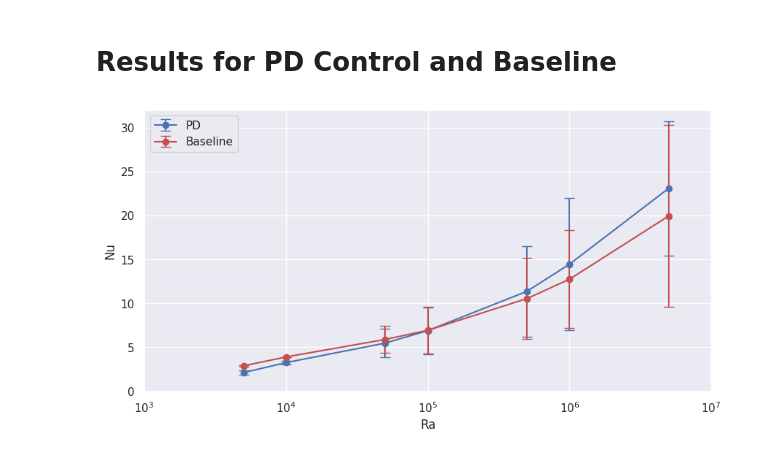
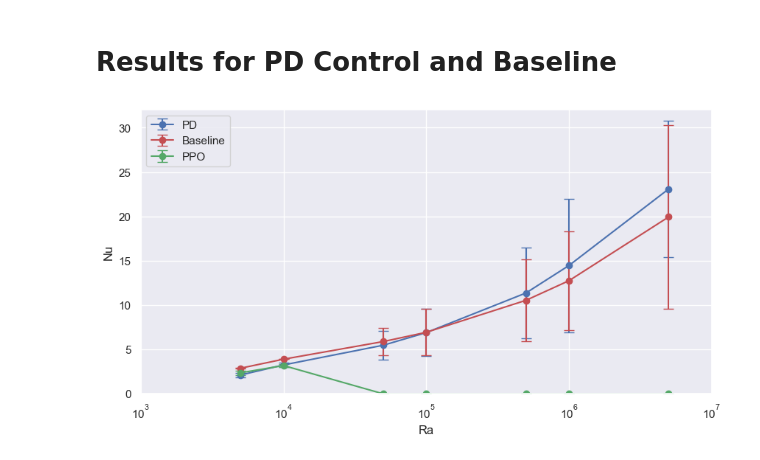
Before and after one commit to SAIL-project/RayleighBenard-Dataset, a Jupyter notebook: notebooks/results.ipynb, the cells around one changed output. Saved outputs shown, nothing was run; the diff lists cells and outputs as text; code cells hidden in the pictures.

```diff
--- a/notebooks/results.ipynb
+++ b/notebooks/results.ipynb
@@ -8,38 +8,42 @@ import seaborn as sns
 # %% [markdown]
 # Results for PD Control and Baseline
 # %%
-mean = {"baseline": [], "pd": []}
-std = {"baseline": [], "pd": []}
+mean = {"baseline": [], "pd": [], "ppo": []}
+std = {"baseline": [], "pd": [], "ppo": []}
 ra = [5000, 10000, 50000, 100000, 500000, 1000000, 5000000]
 
-for method in ["baseline", "pd"]:
+for method in ["baseline", "pd", "ppo"]:
     for r in ra:
         path = f"res/{method}_ra{r}.csv"
-        df = pandas.read_csv(path)
-        mean[method].append(df["nusselt"].mean())
-        std[method].append(df["nusselt"].std())
+        try:
+            df = pandas.read_csv(path)
+            mean[method].append(df["nusselt"].mean())
+            std[method].append(df["nusselt"].std())
+        except:
+            mean[method].append(0)
+            std[method].append(0)
 
 # plot
 plt.figure(figsize=(10, 5))
 sns.set_theme()
 
 # x axis
 plt.xlim(1000, 10000000)
 plt.xticks(ticks=[1000, 10000, 100000, 1000000, 10000000], labels=["$10^3$", "$10^4$","$10^5$","$10^6$", "$10^7$"])
 plt.xlabel("Ra")
 plt.xscale("log")
 
 # y axis
 plt.ylim(0, 32)
 plt.ylabel("Nu")
 
 # plot data
 plt.errorbar(ra, mean["pd"], std["pd"], linestyle="-", marker='o', color='b', capsize=5, label="PD")
 plt.errorbar(ra, mean["baseline"], std["baseline"], linestyle="-", marker='o', color='r', capsize=5, label="Baseline")
-
+plt.errorbar(ra, mean["ppo"], std["ppo"], linestyle="-", marker='o', color='g', capsize=5, label="PPO")
 
 
 plt.legend()
 plt.show()
 # %% [output]
-[figure, old version]
+[figure, new version]
```
Also changed, not shown: 5 other files.
